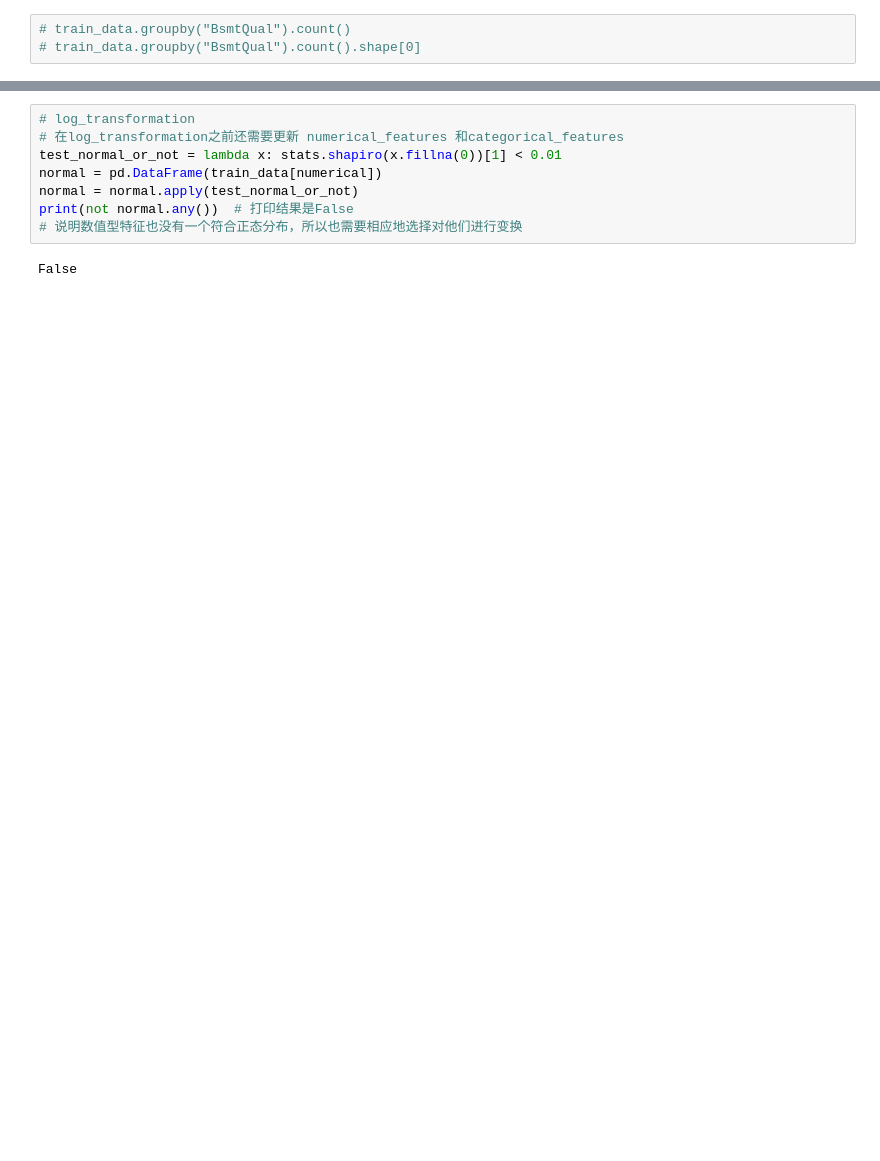
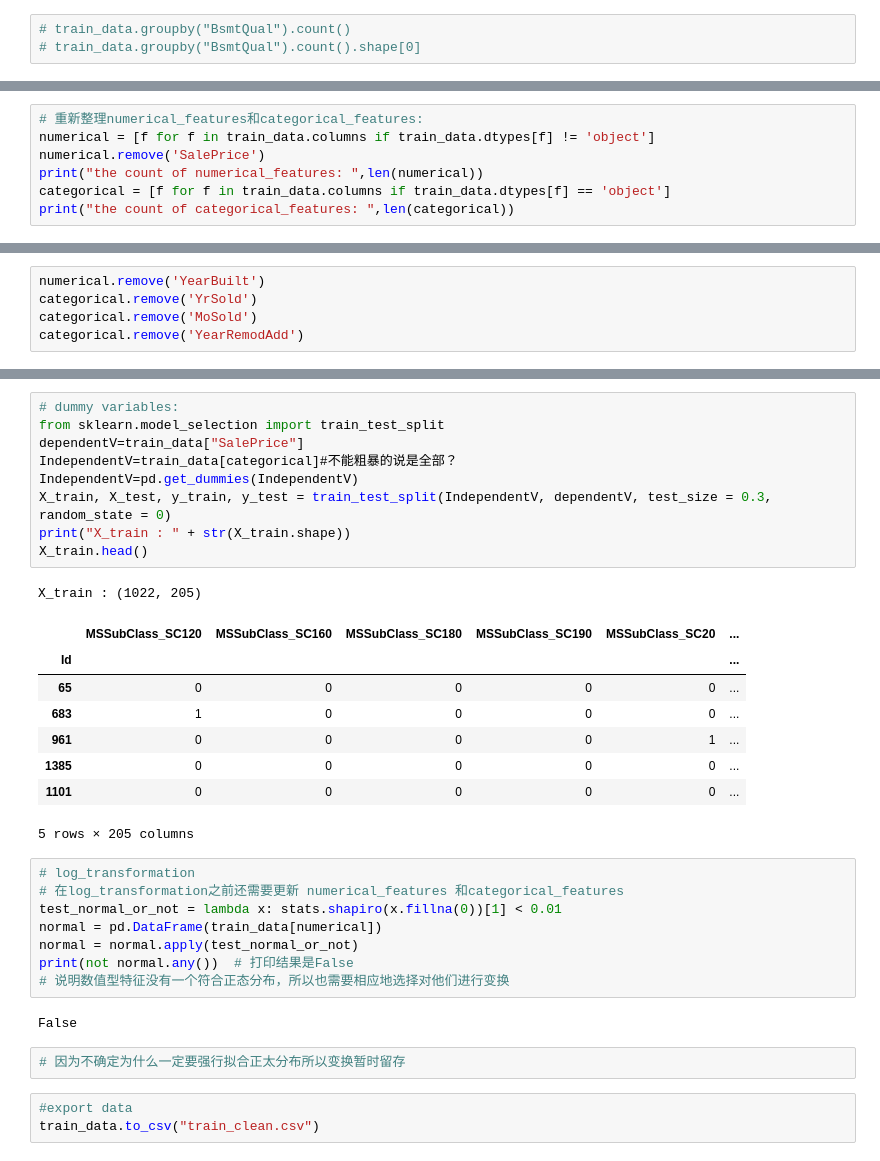
Before and after one commit to chixinn/KaggleMyOwn, a Jupyter notebook: Mycode/Data_Preprocessing.ipynb, the cells around one changed output, grey strips where cells are left out. Drawn from its saved outputs; the diff is of its cells as text; blank space fills up the shorter version.

```diff
--- a/Mycode/Data_Preprocessing.ipynb
+++ b/Mycode/Data_Preprocessing.ipynb
@@ -332,0 +295,7 @@ train_data.head(10)
+# %%
+# 重新整理numerical_features和categorical_features:
+numerical = [f for f in train_data.columns if train_data.dtypes[f] != 'object']
+numerical.remove('SalePrice')
+print("the count of numerical_features: ",len(numerical))
+categorical = [f for f in train_data.columns if train_data.dtypes[f] == 'object']
+print("the count of categorical_features: ",len(categorical))
@@ -332,0 +316,5 @@ train_data.head(10)
+# %%
+numerical.remove('YearBuilt')
+categorical.remove('YrSold')
+categorical.remove('MoSold')
+categorical.remove('YearRemodAdd')
@@ -333,3 +331,22 @@ train_data.head(10)
+# %%
+# dummy variables:
+from sklearn.model_selection import train_test_split
+dependentV=train_data["SalePrice"]
+IndependentV=train_data[categorical]#不能粗暴的说是全部？
+IndependentV=pd.get_dummies(IndependentV)
+X_train, X_test, y_train, y_test = train_test_split(IndependentV, dependentV, test_size = 0.3, random_state = 0)
+print("X_train : " + str(X_train.shape))
+X_train.head()
+# %% [output]
+X_train : (1022, 205)
+|  | MSSubClass_SC120 | MSSubClass_SC160 | MSSubClass_SC180 | MSSubClass_SC190 | MSSubClass_SC20 | ... |
+| Id |  |  |  |  |  | ... |
+| 65 | 0 | 0 | 0 | 0 | 0 | ... |
+| 683 | 1 | 0 | 0 | 0 | 0 | ... |
+| 961 | 0 | 0 | 0 | 0 | 1 | ... |
+| 1385 | 0 | 0 | 0 | 0 | 0 | ... |
+| 1101 | 0 | 0 | 0 | 0 | 0 | ... |
+5 rows × 205 columns
 # %%
 # log_transformation
 # 在log_transformation之前还需要更新 numerical_features 和categorical_features
@@ -337,6 +354,11 @@ test_normal_or_not = lambda x: stats.shapiro(x.fillna(0))[1] < 0.01
 normal = pd.DataFrame(train_data[numerical])
 normal = normal.apply(test_normal_or_not)
 print(not normal.any())  # 打印结果是False
-# 说明数值型特征也没有一个符合正态分布，所以也需要相应地选择对他们进行变换
+# 说明数值型特征没有一个符合正态分布，所以也需要相应地选择对他们进行变换
 # %% [output]
 False
+# %%
+# 因为不确定为什么一定要强行拟合正太分布所以变换暂时留存
+# %%
+#export data
+train_data.to_csv("train_clean.csv")
```
Also changed, not shown: parts of 14 cells of this notebook, 6 other files.
